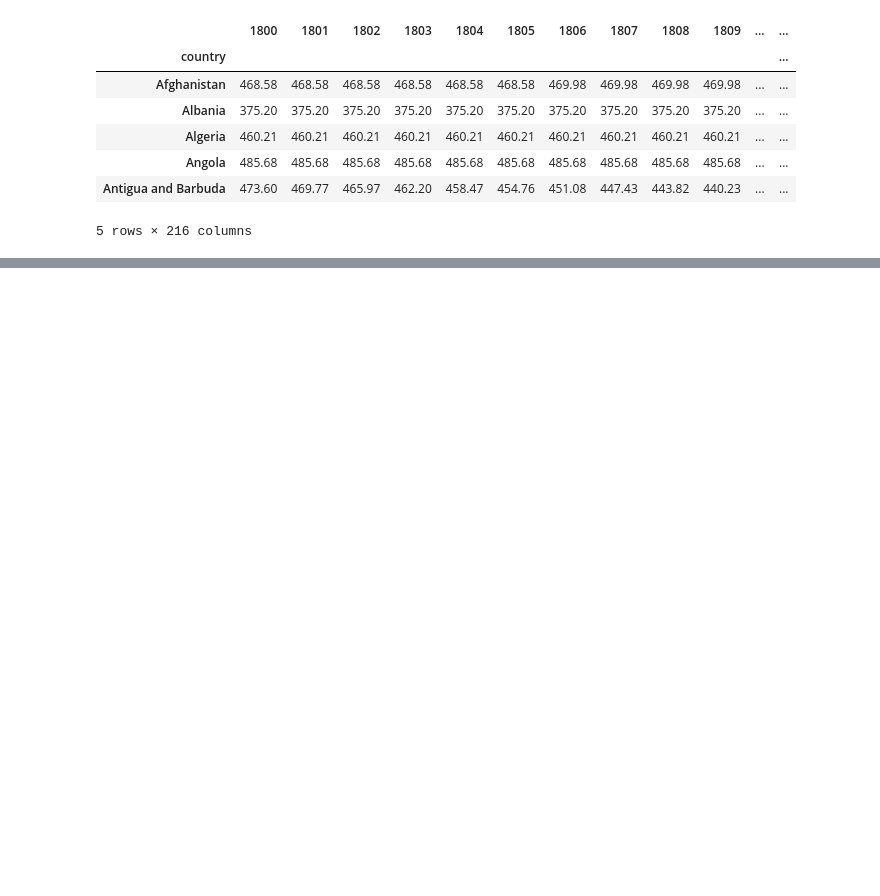
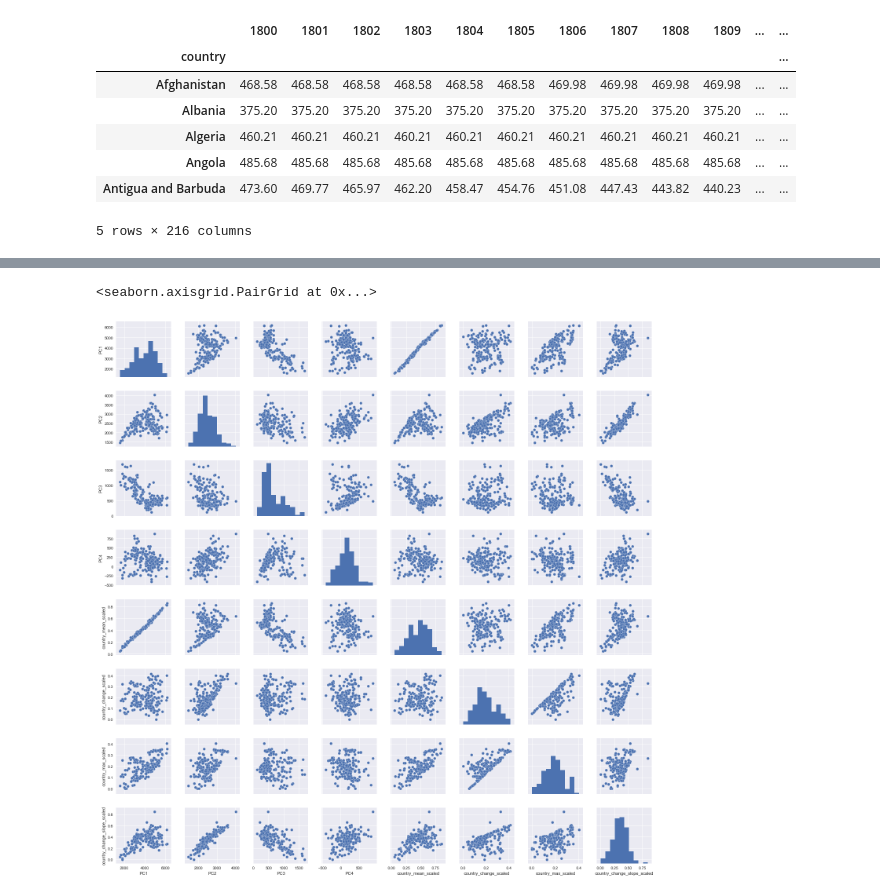
Before and after one commit to crangelsmith/ATI_project, a Jupyter notebook: Gapminder_ChildMortality_ExpAnalysis.ipynb, the cells around one changed output, grey strips where cells are left out. Saved outputs shown, nothing was run; the diff lists cells and outputs as text; code cells hidden in the pictures; blank space fills up the shorter version.

```diff
--- a/Gapminder_ChildMortality_ExpAnalysis.ipynb
+++ b/Gapminder_ChildMortality_ExpAnalysis.ipynb
@@ -209,0 +196,3 @@ child_mortality_clean.head()
+# %%
+#compute the country average value from the scaled dataset, add it to the PC dataframe
+child_mortality_PC_df['country_mean_scaled'] = pd.Series(scaled_child_mortality_df.mean(axis=1), index=scaled_child_mortality_df.index)
@@ -209,0 +214,6 @@ child_mortality_clean.head()
+# %%
+child_mortality_PC_df['country_max'] = pd.Series(child_mortality_clean['1800'],index=child_mortality_clean.index)
+country_mean_max = child_mortality_PC_df['country_max'].max()
+country_mean_min = child_mortality_PC_df['country_max'].min()
+country_mean_scaled = (child_mortality_PC_df.country_max-country_mean_min) / country_mean_max
+child_mortality_PC_df['country_max_scaled'] = pd.Series(country_mean_scaled, index=child_mortality_clean.index)
@@ -209,0 +222,7 @@ child_mortality_clean.head()
+# %%
+child_mortality_PC_df['country_change_slope'] = pd.Series((child_mortality_clean['1900']-child_mortality_clean['2000'])/float(2000-1900), index=child_mortality_clean.index)
+country_change_max = child_mortality_PC_df['country_change_slope'].max()
+country_change_min = child_mortality_PC_df['country_change_slope'].min()
+country_change_scaled = (child_mortality_PC_df.country_change_slope - country_change_min) / country_change_max
+child_mortality_PC_df['country_change_slope_scaled'] = pd.Series(country_change_scaled, index=child_mortality_PC_df.index)
+child_mortality_PC_df.head()
@@ -209,0 +243,6 @@ child_mortality_clean.head()
+# %%
+seaborn.pairplot(child_mortality_PC_df[['PC1','PC2','PC3','PC4','country_mean_scaled','country_change_scaled'
+                                        ,'country_max_scaled','country_change_slope_scaled']])
+# %% [output]
+<seaborn.axisgrid.PairGrid at 0x...>
+[figure, added]
```
Also changed, not shown: parts of 89 cells of this notebook.
